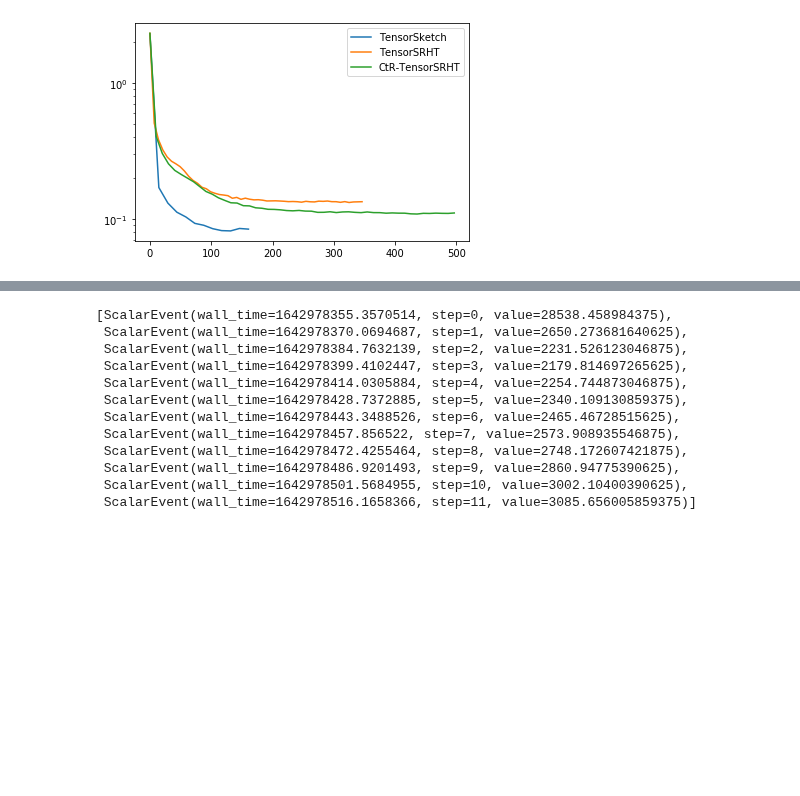
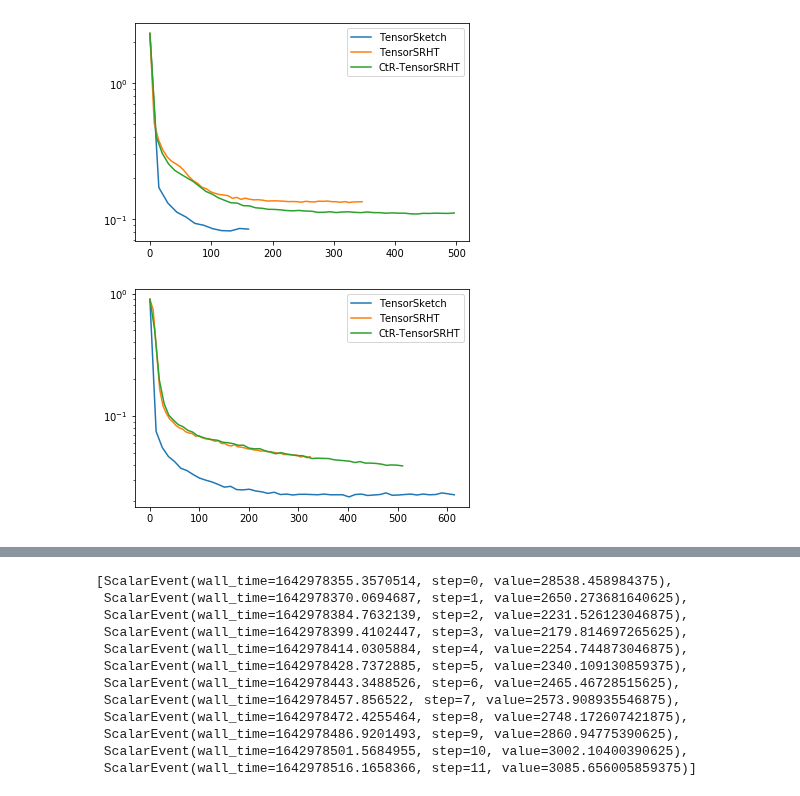
Before and after one commit to joneswack/dp-rfs, a Jupyter notebook: notebooks/read-tf-logs.ipynb, the cells around one changed output, grey strips where cells are left out. Saved outputs shown, nothing was run; the diff lists cells and outputs as text; code cells hidden in the pictures; blank space fills up the shorter version.

```diff
--- a/notebooks/read-tf-logs.ipynb
+++ b/notebooks/read-tf-logs.ipynb
@@ -4,9 +4,9 @@ import matplotlib.pyplot as plt
 from tensorboard.backend.event_processing import event_accumulator
 # %%
 files = [
-    ('TensorSketch', '../tensorboard_logs/ts/events.out.tfevents.1642978353.fde120bc1a72'),
-    ('TensorSRHT', '../tensorboard_logs/srht/events.out.tfevents.1642979081.fde120bc1a72'),
-    ('CtR-TensorSRHT', '../tensorboard_logs/srht_comp_real/events.out.tfevents.1642979434.fde120bc1a72')
+    ('TensorSketch', '../tensorboard_logs/ts/events.out.tfevents.1643016496.59855f0ffeed'),
+    ('TensorSRHT', '../tensorboard_logs/srht/events.out.tfevents.1643017202.59855f0ffeed'),
+    ('CtR-TensorSRHT', '../tensorboard_logs/srht_comp_real/events.out.tfevents.1643017563.59855f0ffeed')
 ]
 # %%
 plt.figure()
@@ -33,6 +33,31 @@ plt.yscale('log')
 plt.show()
 # %% [output]
 [figure]
+# %%
+plt.figure()
+
+for file in files:
+    ea = event_accumulator.EventAccumulator(file[1],
+        size_guidance={ # see below regarding this argument
+        event_accumulator.COMPRESSED_HISTOGRAMS: 500,
+        event_accumulator.IMAGES: 4,
+        event_accumulator.AUDIO: 4,
+        event_accumulator.SCALARS: 0,
+        event_accumulator.HISTOGRAMS: 1,
+    })
+
+    ea.Reload()
+
+    times = pd.DataFrame(ea.Scalars('training_time'))['value'].values
+    losses = pd.DataFrame(ea.Scalars('test_error'))['value'].values
+
+    plt.plot(times, losses, label=file[0])
+
+plt.legend()
+plt.yscale('log')
+plt.show()
+# %% [output]
+[figure, added]
 # %%
 ea.Tags()
 # %% [output]
```
Also changed, not shown: parts of 1 cell of this notebook, 2 other files.
